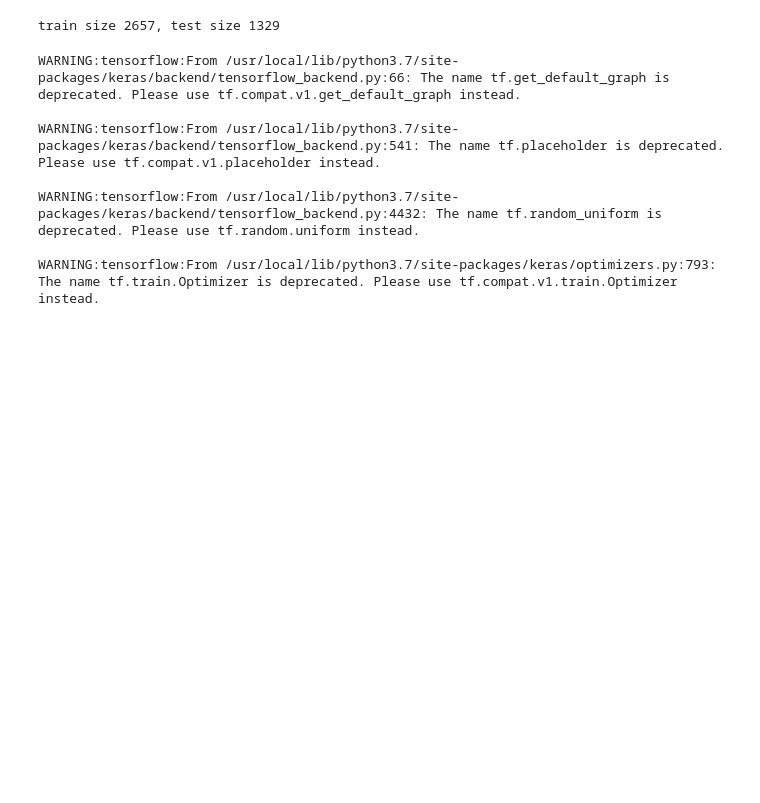
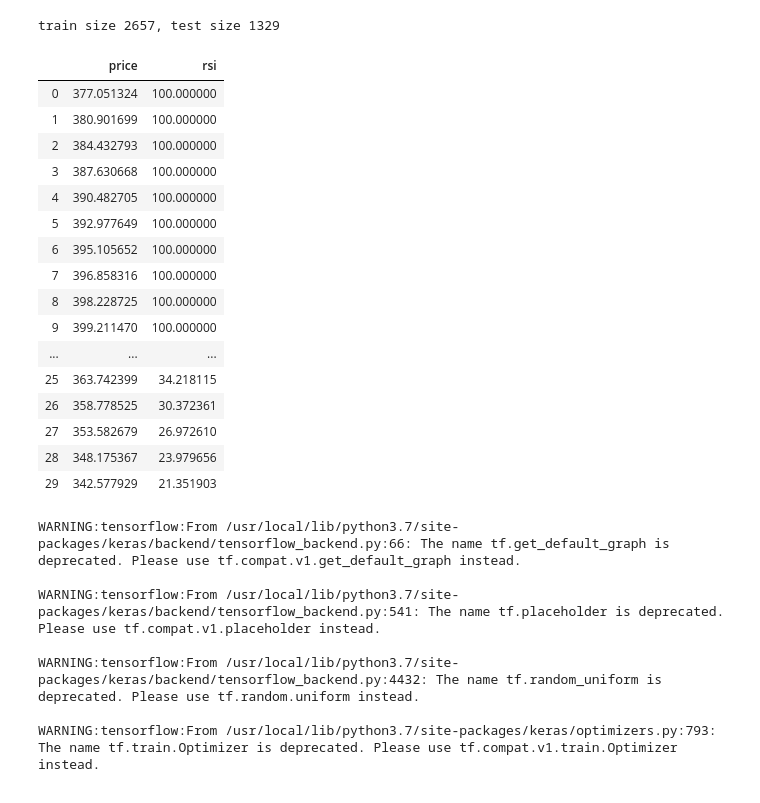
Before and after one commit to FutureSharks/ml-finance, a Jupyter notebook: examples/1-deep-q-learning-simulated/deep-q-learning-agent-simulated-prices.ipynb, the cells around one changed output. Cells and saved outputs as stored; diff of their text form; code cells hidden in the pictures; blank space fills up the shorter version.

```diff
--- a/examples/1-deep-q-learning-simulated/deep-q-learning-agent-simulated-prices.ipynb
+++ b/examples/1-deep-q-learning-simulated/deep-q-learning-agent-simulated-prices.ipynb
@@ -51,6 +51,26 @@ train size 2657, test size 1329
 # %%
 episode=600
 batch_size=2
+# %%
+train_data.head(30)
+# %% [output]
+|  | price | rsi |
+| 0 | 377.051324 | 100.000000 |
+| 1 | 380.901699 | 100.000000 |
+| 2 | 384.432793 | 100.000000 |
+| 3 | 387.630668 | 100.000000 |
+| 4 | 390.482705 | 100.000000 |
+| 5 | 392.977649 | 100.000000 |
+| 6 | 395.105652 | 100.000000 |
+| 7 | 396.858316 | 100.000000 |
+| 8 | 398.228725 | 100.000000 |
+| 9 | 399.211470 | 100.000000 |
+| ... | ... | ... |
+| 25 | 363.742399 | 34.218115 |
+| 26 | 358.778525 | 30.372361 |
+| 27 | 353.582679 | 26.972610 |
+| 28 | 348.175367 | 23.979656 |
+| 29 | 342.577929 | 21.351903 |
 # %%
 env = SimpleTradingEnvironment(
     price_data=train_data,
```
Also changed, not shown: parts of 6 cells of this notebook, 3 other files.
